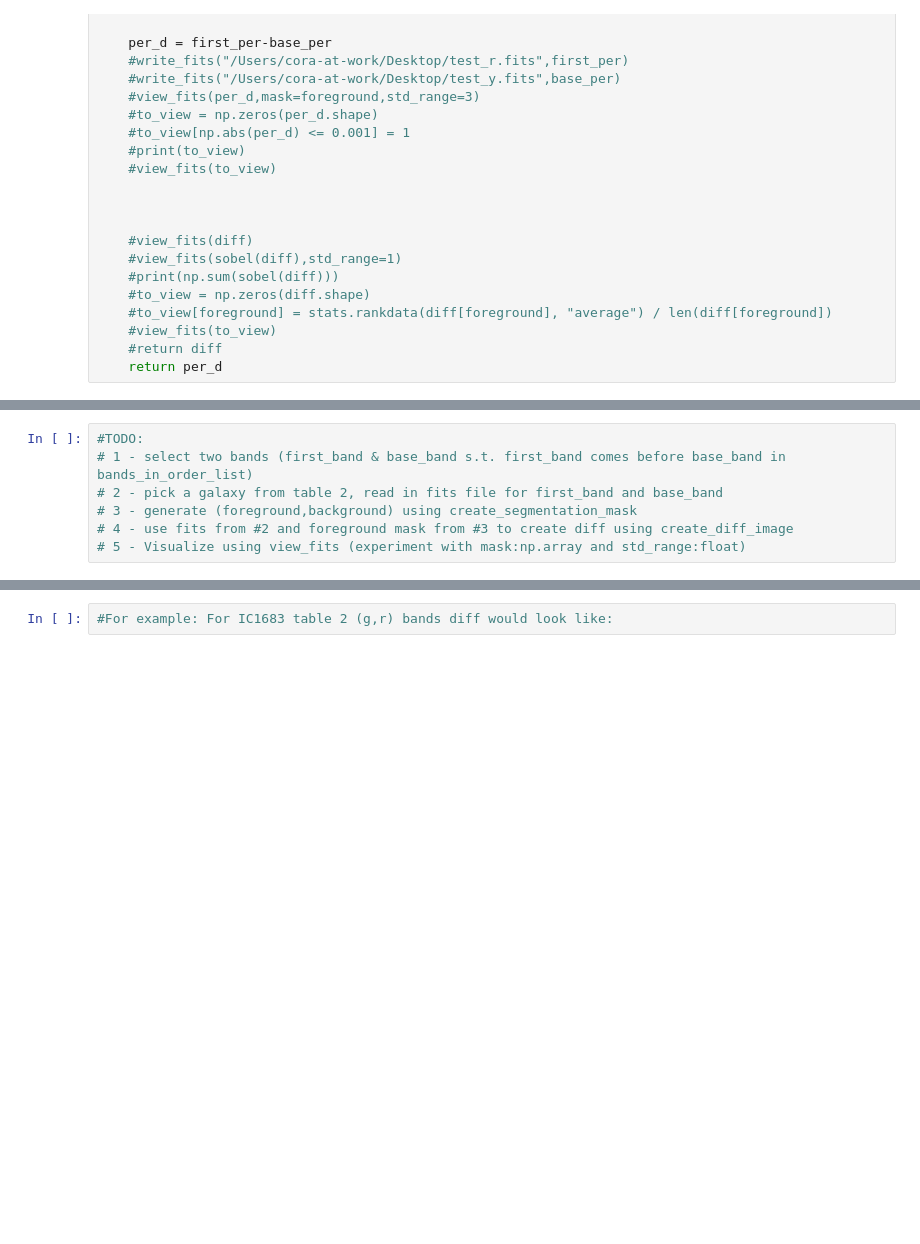
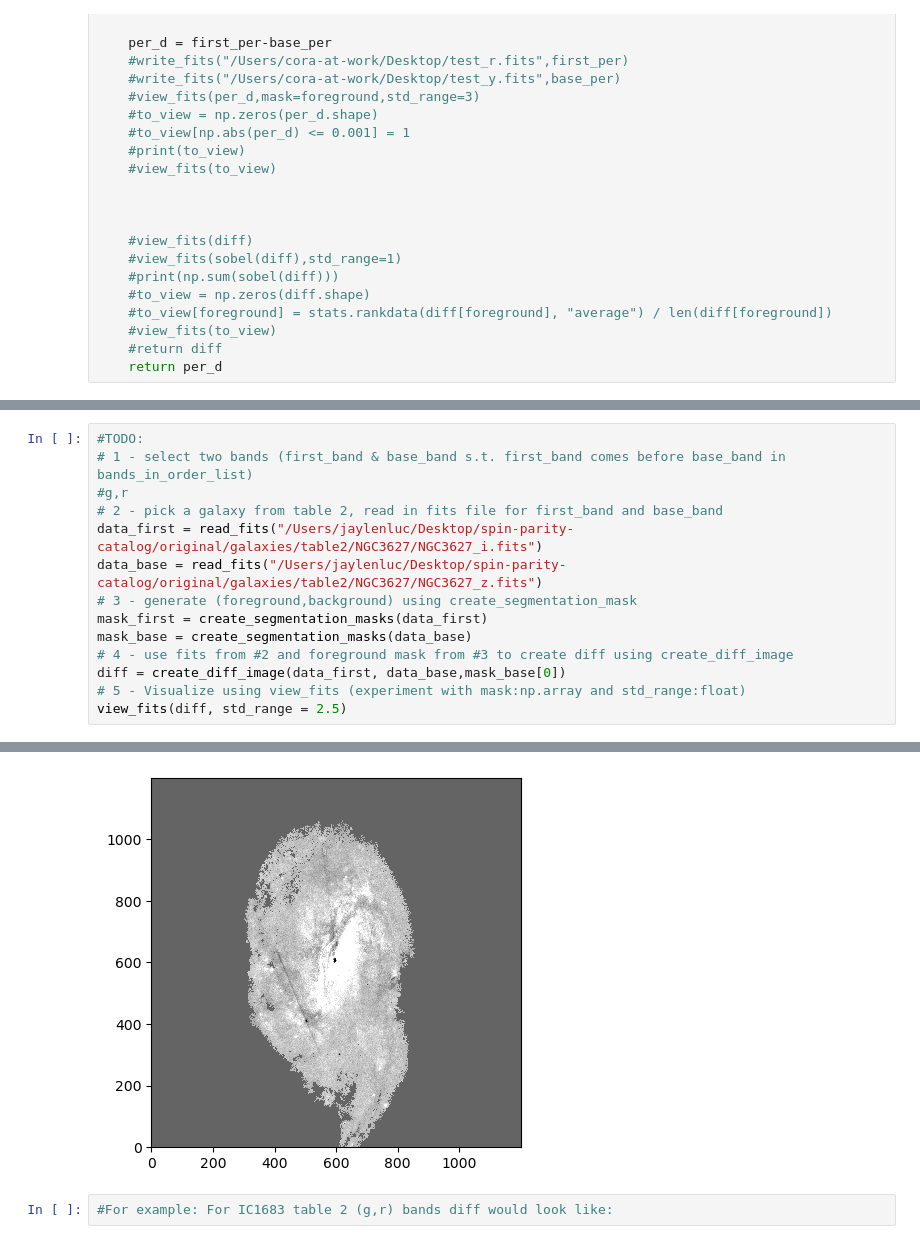
Before and after one commit to cora-schallock/gambit, a Jupyter notebook: examples/diff.ipynb, the cells around one changed output, grey strips where cells are left out. Drawn from its saved outputs; the diff is of its cells as text; blank space fills up the shorter version.

```diff
--- a/examples/diff.ipynb
+++ b/examples/diff.ipynb
@@ -118,7 +143,15 @@ NGC4800
 # %%
 #TODO:
 # 1 - select two bands (first_band & base_band s.t. first_band comes before base_band in bands_in_order_list)
+#g,r
 # 2 - pick a galaxy from table 2, read in fits file for first_band and base_band
+data_first = read_fits("/Users/jaylenluc/Desktop/spin-parity-catalog/original/galaxies/table2/NGC3627/NGC3627_i.fits")
+data_base = read_fits("/Users/jaylenluc/Desktop/spin-parity-catalog/original/galaxies/table2/NGC3627/NGC3627_z.fits")
 # 3 - generate (foreground,background) using create_segmentation_mask
+mask_first = create_segmentation_masks(data_first)
+mask_base = create_segmentation_masks(data_base)
 # 4 - use fits from #2 and foreground mask from #3 to create diff using create_diff_image
+diff = create_diff_image(data_first, data_base,mask_base[0])
 # 5 - Visualize using view_fits (experiment with mask:np.array and std_range:float)
+view_fits(diff, std_range = 2.5)
+# %% [output]
@@ -125,2 +160,3 @@ NGC4800
+[figure, added]
 # %%
 #For example: For IC1683 table 2 (g,r) bands diff would look like:
```
Also changed, not shown: parts of 4 cells of this notebook, 2 other files.
